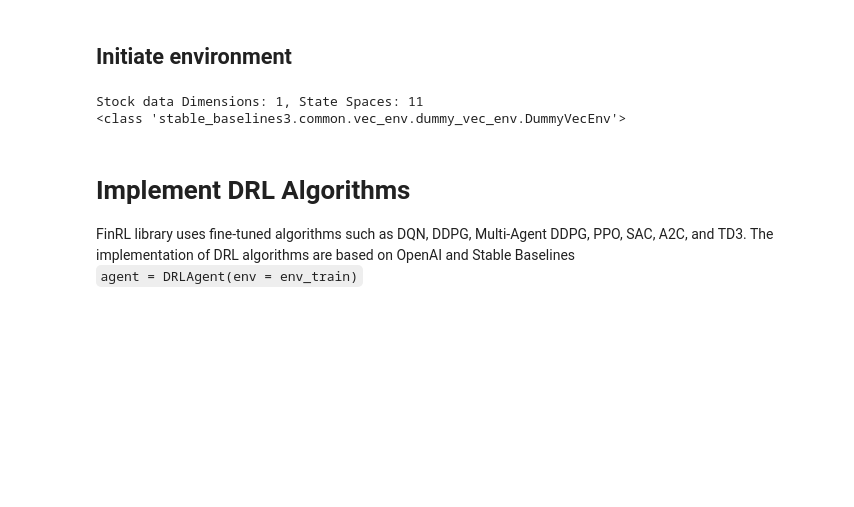
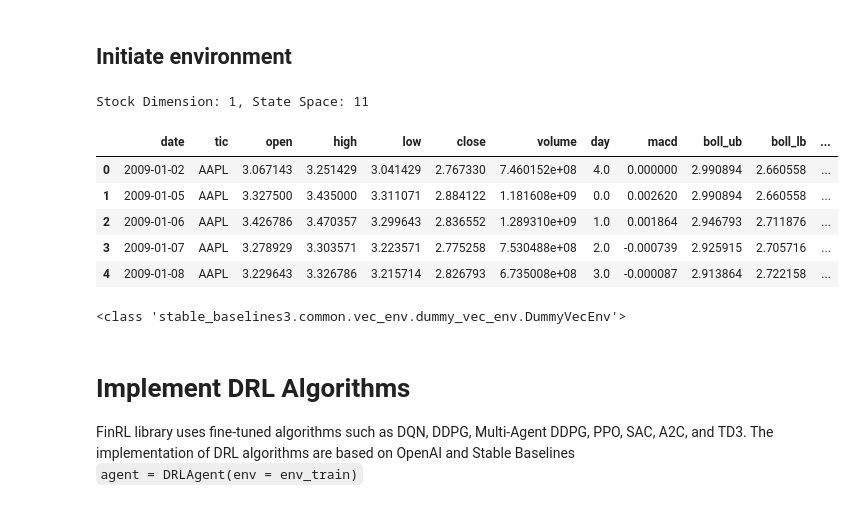
Before and after one commit to TechnocultureResearch/sentient, a Jupyter notebook: single_stock_trading.ipynb, the cells around one changed output. Saved outputs shown, nothing was run; the diff lists cells and outputs as text; code cells hidden in the pictures; blank space fills up the shorter version.

```diff
--- a/single_stock_trading.ipynb
+++ b/single_stock_trading.ipynb
@@ -86,24 +106,41 @@ trade = data_split(data_df, start = '2019-01-01', end = '2021-01-01')
 # %%
 stock_dimension = len(train.tic.unique())
 state_space = 1 + 2*stock_dimension + len(config.INDICATORS)*stock_dimension
-print(f"Stock data Dimensions: {stock_dimension}, State Spaces: {state_space}")
+print(f"Stock Dimension: {stock_dimension}, State Space: {state_space}")
+buy_cost_list = sell_cost_list = [0.001] * stock_dimension
+num_stock_shares = [0] * stock_dimension
+
 env_kwargs = {
     "hmax": 100,
-    "initial_amount": 100000,
-    "num_stock_shares":[20],
-    "sell_cost_pct":[160.5],
-    "buy_cost_pct": [150.5],
+    "initial_amount": 1000000,
+    "num_stock_shares": num_stock_shares,
+    "buy_cost_pct": buy_cost_list,
+    "sell_cost_pct": sell_cost_list,
     "state_space": state_space,
     "stock_dim": stock_dimension,
     "tech_indicator_list": config.INDICATORS,
     "action_space": stock_dimension,
-    "reward_scaling": 1e-4}
+    "reward_scaling": 1e-4
+}
+
+
 e_train_gym = StockTradingEnv(df = train, **env_kwargs)
-env_train, _ = e_train_gym.get_sb_env()
-print(type(env_train))
 # %% [output]
-Stock data Dimensions: 1, State Spaces: 11
-<class 'stable_baselines3.common.vec_env.dummy_vec_env.DummyVecEnv'>
+Stock Dimension: 1, State Space: 11
+# %%
+train.head()
+# %% [output]
+|  | date | tic | open | high | low | close | volume | day | macd | boll_ub | boll_lb | ... |
+| 0 | 2009-01-02 | AAPL | 3.067143 | 3.251429 | 3.041429 | 2.767330 | 7.460152e+08 | 4.0 | 0.000000 | 2.990894 | 2.660558 | ... |
+| 1 | 2009-01-05 | AAPL | 3.327500 | 3.435000 | 3.311071 | 2.884122 | 1.181608e+09 | 0.0 | 0.002620 | 2.990894 | 2.660558 | ... |
+| 2 | 2009-01-06 | AAPL | 3.426786 | 3.470357 | 3.299643 | 2.836552 | 1.289310e+09 | 1.0 | 0.001864 | 2.946793 | 2.711876 | ... |
+| 3 | 2009-01-07 | AAPL | 3.278929 | 3.303571 | 3.223571 | 2.775258 | 7.530488e+08 | 2.0 | -0.000739 | 2.925915 | 2.705716 | ... |
+| 4 | 2009-01-08 | AAPL | 3.229643 | 3.326786 | 3.215714 | 2.826793 | 6.735008e+08 | 3.0 | -0.000087 | 2.913864 | 2.722158 | ... |
+# %%
+env_train, _ = e_train_gym.get_sb_env()
+print(type(env_train))
+# %% [output]
+<class 'stable_baselines3.common.vec_env.dummy_vec_env.DummyVecEnv'>
 # %% [markdown]
 # Implement DRL Algorithms
 FinRL library uses fine-tuned algorithms such as  DQN, DDPG, Multi-Agent DDPG, PPO, SAC, A2C, and TD3. The implementation of DRL algorithms are based on OpenAI and Stable Baselines
```
Also changed, not shown: parts of 36 cells of this notebook.
